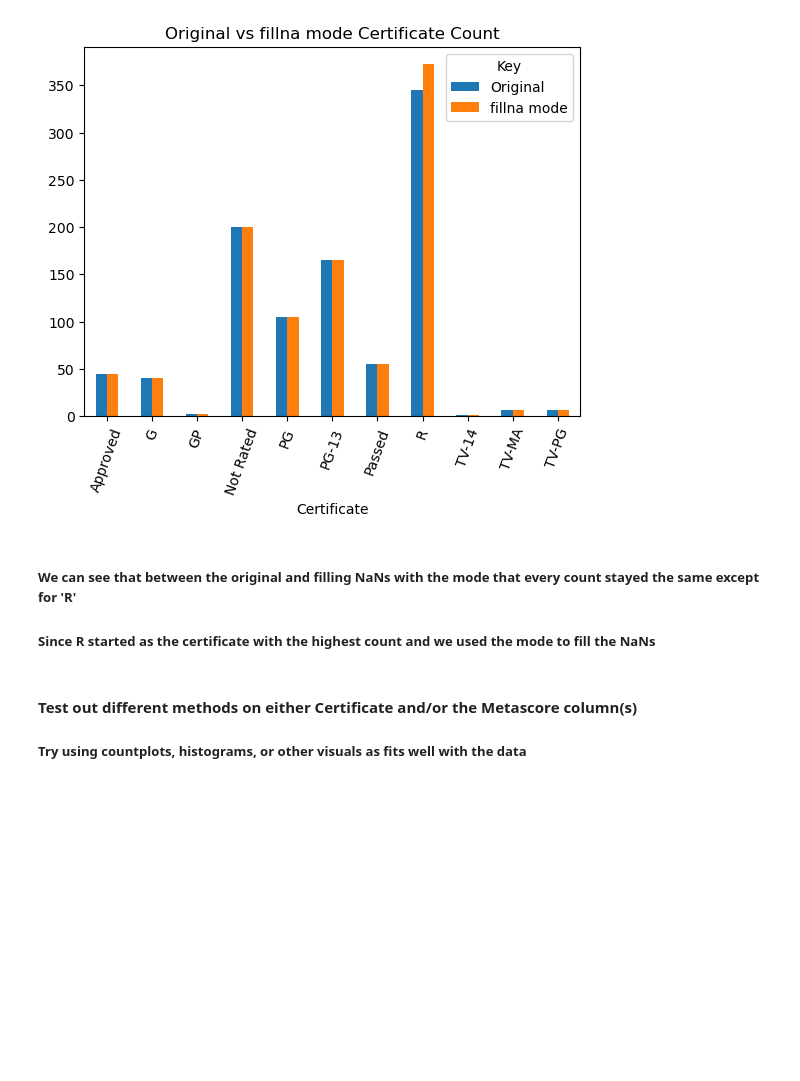
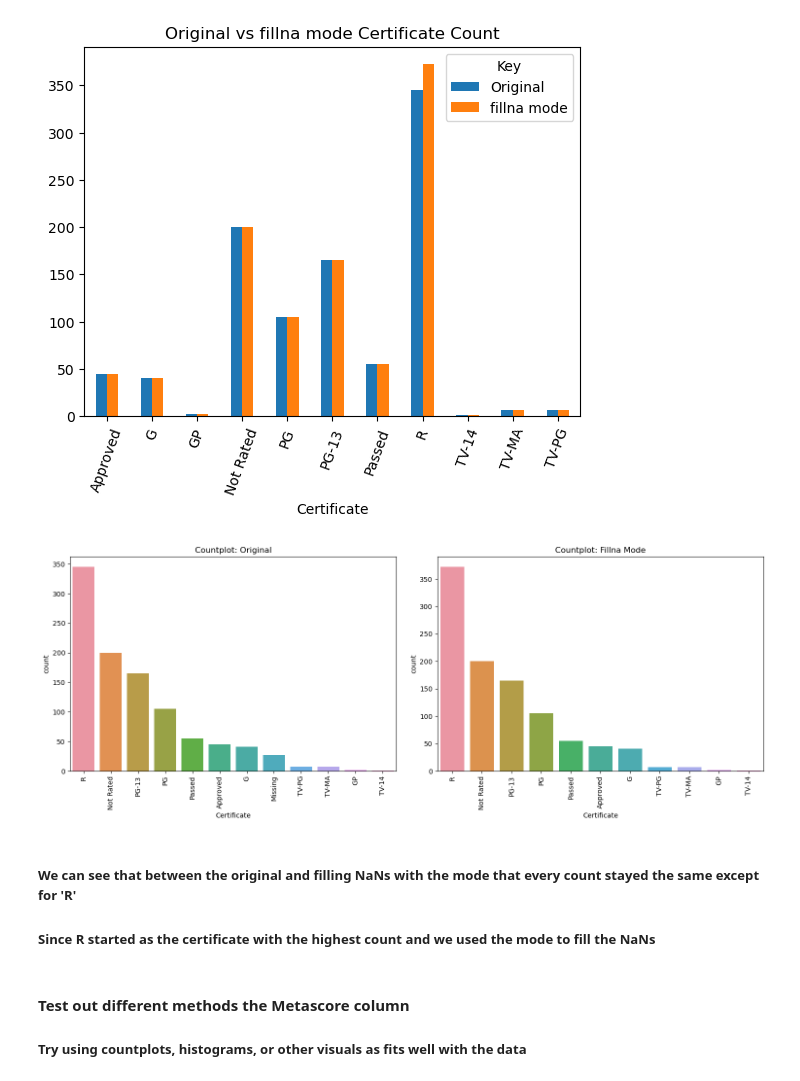
Before and after one commit to likeawednesday/TechCamp_DataViz, a Jupyter notebook: movie_ratings.ipynb, the cells around one changed output. Saved outputs shown, nothing was run; the diff lists cells and outputs as text; code cells hidden in the pictures; blank space fills up the shorter version.

```diff
--- a/movie_ratings.ipynb
+++ b/movie_ratings.ipynb
@@ -272,10 +296,38 @@ plt.xticks(rotation=70)
 plt.show()
 # %% [output]
 [figure]
+# %%
+# same as above, but to show two separate plots in a single output
+
+# set subplots
+f, (ax1, ax2) = plt.subplots(1, 2, figsize=(15, 5), sharex = False)
+# adjust spacing between subplots (if vertical, would use h_pad)
+f.tight_layout(w_pad = 3)
+
+sns.countplot(data = df_missing,
+              x = 'Certificate',
+              order = df_missing['Certificate'].value_counts().index,
+              ax = ax1
+             ).set_title('Countplot: Original')
+sns.countplot(data = df_mode,
+              x = 'Certificate',
+              order = df_mode['Certificate'].value_counts().index,
+              ax = ax2
+             ).set_title('Countplot: Fillna Mode')
+
+# rotate x-axis tick marks for better visibility
+# we cannot use plt.xticks (rotation = []) because of how we have these set up
+# were you to show each figure in a different cell, you could use plt.xticks
+ax1.tick_params(axis = 'x', labelrotation = 90)
+ax2.tick_params(axis = 'x', labelrotation = 90)
+
+plt.show()
+# %% [output]
+[figure, added]
 # %% [markdown]
 ##### We can see that between the original and filling NaNs with the mode that every count stayed the same except for 'R'
 ##### Since R started as the certificate with the highest count and we used the mode to fill the NaNs
 # %% [markdown]
-#### Test out different methods on either Certificate and/or the Metascore column(s)
+#### Test out different methods the Metascore column
 
 ##### Try using countplots, histograms, or other visuals as fits well with the data
```
Also changed, not shown: parts of 25 cells of this notebook.
